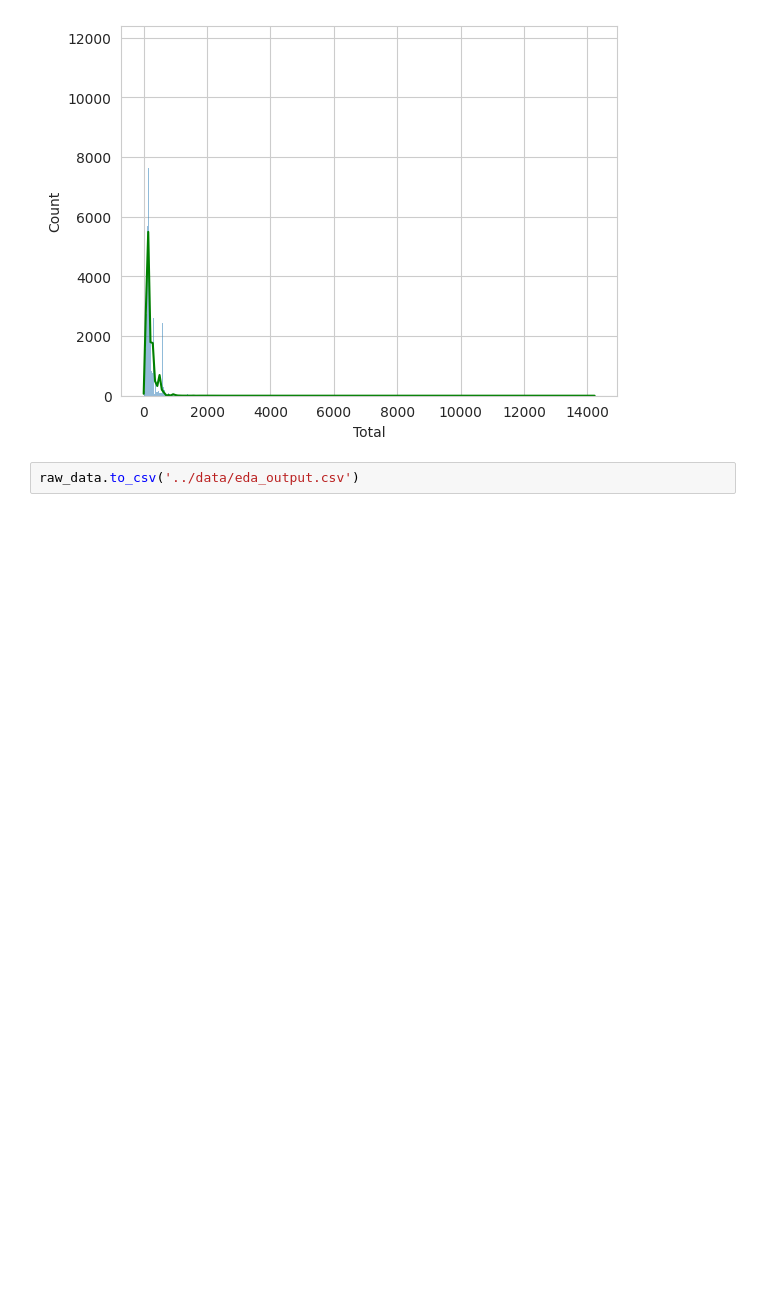
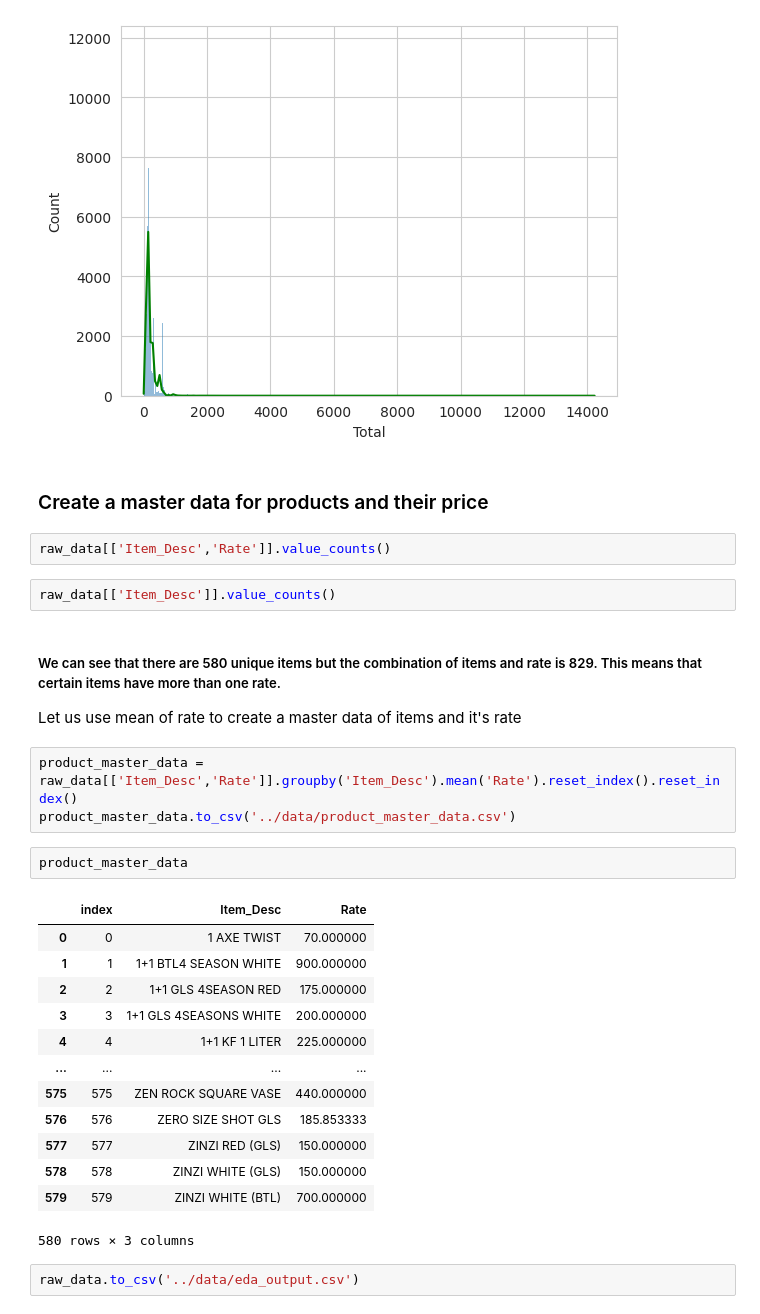
Before and after one commit to sarang-manohar/hogwarts, a Jupyter notebook: academia/marketResearchAnalysis/code/code.ipynb, the cells around one changed output. Saved outputs shown, nothing was run; the diff lists cells and outputs as text; blank space fills up the shorter version.

```diff
--- a/academia/marketResearchAnalysis/code/code.ipynb
+++ b/academia/marketResearchAnalysis/code/code.ipynb
@@ -329,5 +329,34 @@ Discount
 [figure]
 Total
 [figure]
+# %% [markdown]
+### Create a master data for products and their price
+# %%
+raw_data[['Item_Desc','Rate']].value_counts()
+# %%
+raw_data[['Item_Desc']].value_counts()
+# %% [markdown]
+##### We can see that there are 580 unique items but the combination of items and rate is 829. This means that certain items have more than one rate.
+
+Let us use mean of rate to create a master data of items and it's rate
+# %%
+product_master_data = raw_data[['Item_Desc','Rate']].groupby('Item_Desc').mean('Rate').reset_index().reset_index()
+product_master_data.to_csv('../data/product_master_data.csv')
+# %%
+product_master_data
+# %% [output]
+|  | index | Item_Desc | Rate |
+| 0 | 0 | 1 AXE TWIST | 70.000000 |
+| 1 | 1 | 1+1 BTL4 SEASON WHITE | 900.000000 |
+| 2 | 2 | 1+1 GLS 4SEASON RED | 175.000000 |
+| 3 | 3 | 1+1 GLS 4SEASONS WHITE | 200.000000 |
+| 4 | 4 | 1+1 KF 1 LITER | 225.000000 |
+| ... | ... | ... | ... |
+| 575 | 575 | ZEN ROCK SQUARE VASE | 440.000000 |
+| 576 | 576 | ZERO SIZE SHOT GLS | 185.853333 |
+| 577 | 577 | ZINZI RED (GLS) | 150.000000 |
+| 578 | 578 | ZINZI WHITE (GLS) | 150.000000 |
+| 579 | 579 | ZINZI WHITE (BTL) | 700.000000 |
+580 rows × 3 columns
 # %%
 raw_data.to_csv('../data/eda_output.csv')
```
Also changed, not shown: parts of 15 cells of this notebook, 3 other files.
